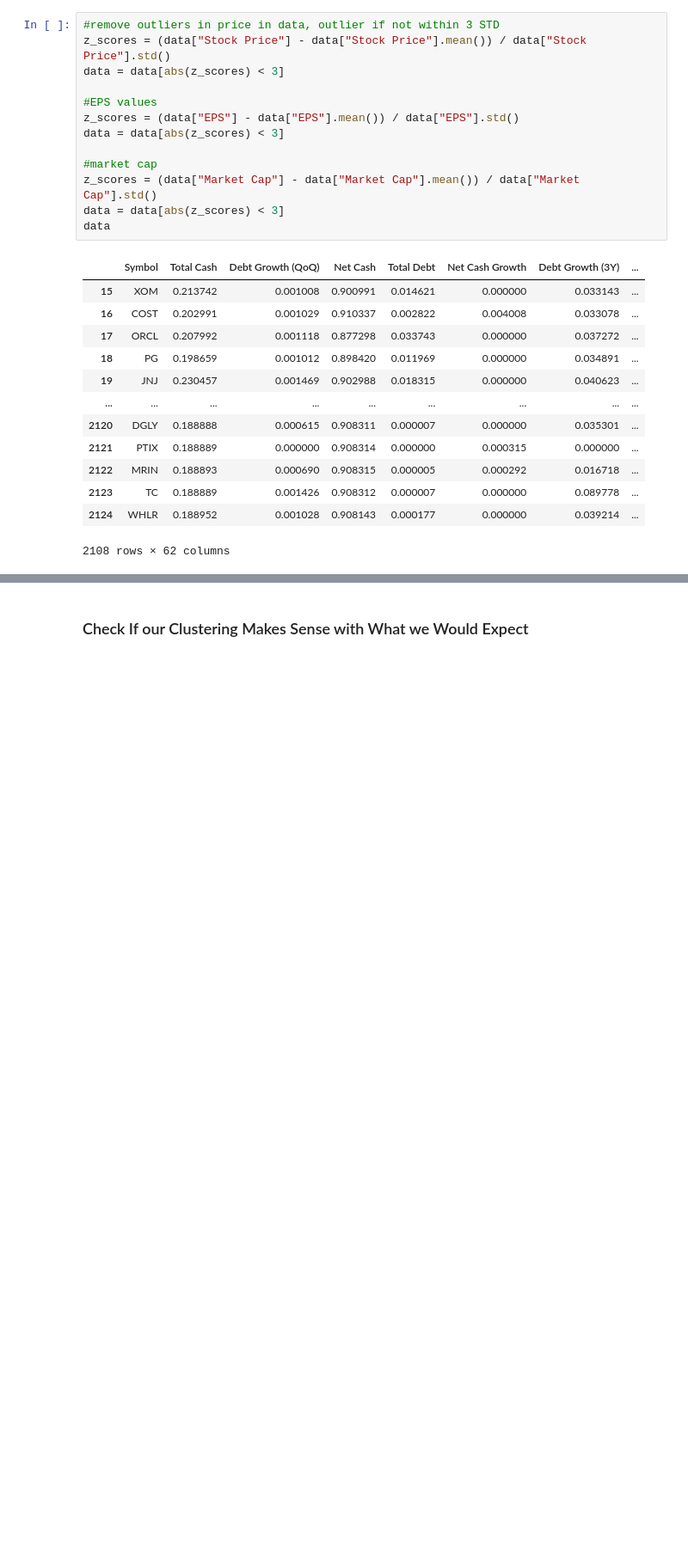
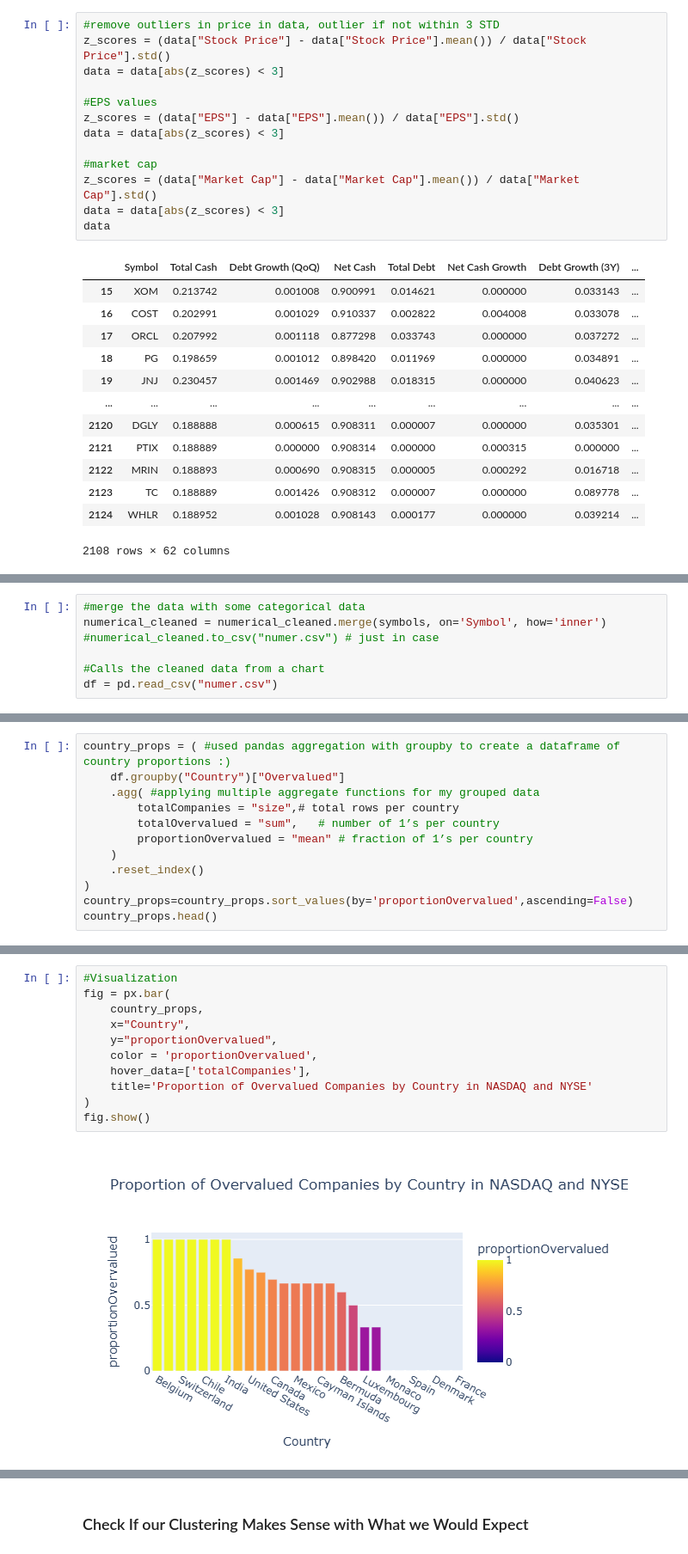
Before and after one commit to VoW314/Analytics-Spring-25, a Jupyter notebook: Team_Project.ipynb, the cells around one changed output, grey strips where cells are left out. Shown: that part at 86% size. Saved outputs shown, nothing was run; the diff lists cells and outputs as text; blank space fills up the shorter version.

```diff
--- a/Team_Project.ipynb
+++ b/Team_Project.ipynb
@@ -267,0 +364,7 @@ Understanding if specific countries, sectors/industries, or exchanges tend to ha
+# %%
+#merge the data with some categorical data
+numerical_cleaned = numerical_cleaned.merge(symbols, on='Symbol', how='inner')
+#numerical_cleaned.to_csv("numer.csv") # just in case
+
+#Calls the cleaned data from a chart
+df = pd.read_csv("numer.csv")
@@ -267,0 +379,12 @@ Understanding if specific countries, sectors/industries, or exchanges tend to ha
+# %%
+country_props = ( #used pandas aggregation with groupby to create a dataframe of country proportions :)
+    df.groupby("Country")["Overvalued"]
+    .agg( #applying multiple aggregate functions for my grouped data
+        totalCompanies = "size",# total rows per country
+        totalOvervalued = "sum",   # number of 1’s per country
+        proportionOvervalued = "mean" # fraction of 1’s per country
+    )
+    .reset_index()
+)
+country_props=country_props.sort_values(by='proportionOvervalued',ascending=False)
+country_props.head()
@@ -267,0 +398,13 @@ Understanding if specific countries, sectors/industries, or exchanges tend to ha
+# %%
+#Visualization
+fig = px.bar(
+    country_props,
+    x="Country",
+    y="proportionOvervalued",
+    color = 'proportionOvervalued',
+    hover_data=['totalCompanies'],
+    title='Proportion of Overvalued Companies by Country in NASDAQ and NYSE'
+)
+fig.show()
+# %% [output]
+[figure, added]
```
Also changed, not shown: parts of 51 cells of this notebook, 2 other files.
